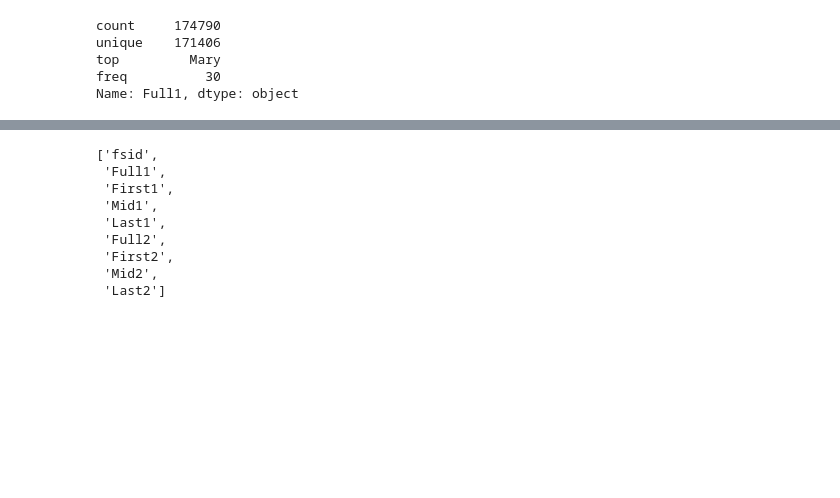
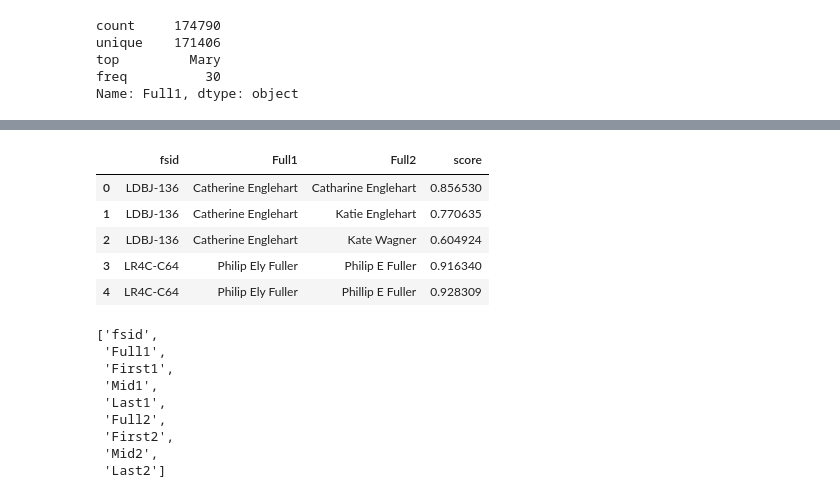
Before and after one commit to jperryman94/Name-project, a Jupyter notebook: Data+cleaning.ipynb, the cells around one changed output, grey strips where cells are left out. Cells and saved outputs as stored; diff of their text form; code cells hidden in the pictures; blank space fills up the shorter version.

```diff
--- a/Data+cleaning.ipynb
+++ b/Data+cleaning.ipynb
@@ -83,6 +114,16 @@ df = df.fillna('')
 # %%
 #Find jarowinkler score for distances
 df['score'] = df.apply(lambda row: jellyfish.jaro_distance(row['Full1'], row['Full2']), axis=1)
+# %%
+#Check work
+df.head()
+# %% [output]
+|  | fsid | Full1 | Full2 | score |
+| 0 | LDBJ-136 | Catherine Englehart | Catharine Englehart | 0.856530 |
+| 1 | LDBJ-136 | Catherine Englehart | Katie Englehart | 0.770635 |
+| 2 | LDBJ-136 | Catherine Englehart | Kate Wagner | 0.604924 |
+| 3 | LR4C-C64 | Philip Ely Fuller | Philip E Fuller | 0.916340 |
+| 4 | LR4C-C64 | Philip Ely Fuller | Phillip E Fuller | 0.928309 |
 # %%
 #Drop exact matches and outliers
 df = df[df.score != 1]
```
Also changed, not shown: parts of 12 cells of this notebook.
